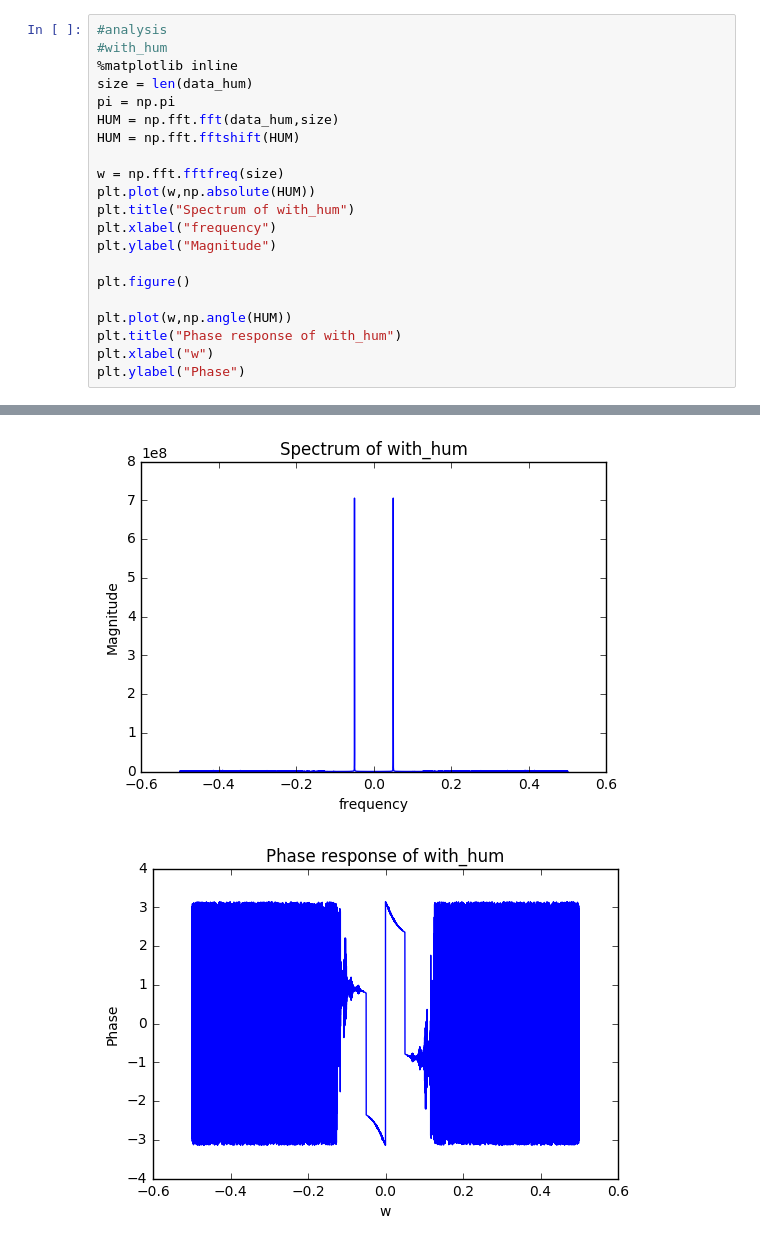
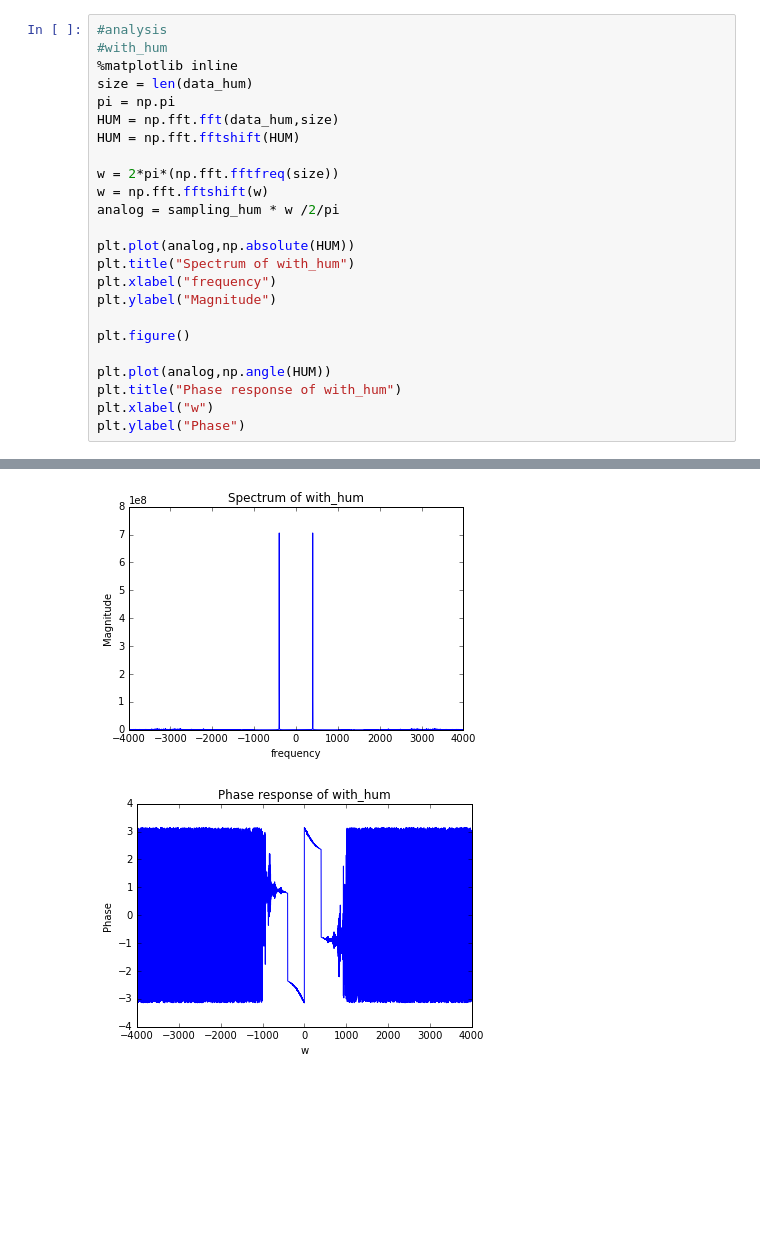
Before and after one commit to rexxy-sasori/ECE420, a Jupyter notebook: lab2/Prelab2.ipynb, the cells around one changed output, grey strips where cells are left out. Cells and saved outputs as stored; diff of their text form; blank space fills up the shorter version.

```diff
--- a/lab2/Prelab2.ipynb
+++ b/lab2/Prelab2.ipynb
@@ -20,28 +21,31 @@ Audio("with_hum.wav")
 # %%
 #analysis
 #with_hum
 %matplotlib inline
 size = len(data_hum)
 pi = np.pi
 HUM = np.fft.fft(data_hum,size)
 HUM = np.fft.fftshift(HUM)
 
-w = np.fft.fftfreq(size)
-plt.plot(w,np.absolute(HUM))
+w = 2*pi*(np.fft.fftfreq(size))
+w = np.fft.fftshift(w)
+analog = sampling_hum * w /2/pi
+
+plt.plot(analog,np.absolute(HUM))
 plt.title("Spectrum of with_hum")
 plt.xlabel("frequency")
 plt.ylabel("Magnitude")
 
 plt.figure()
 
-plt.plot(w,np.angle(HUM))
+plt.plot(analog,np.angle(HUM))
 plt.title("Phase response of with_hum")
 plt.xlabel("w")
 plt.ylabel("Phase")
 # %% [output]
 <matplotlib.text.Text at 0x...>
-[figure, old version]
+[figure, new version]
-[figure, old version]
+[figure, new version]
 # %%
 #analysis
 #without hum
```
Also changed, not shown: parts of 4 cells of this notebook.
